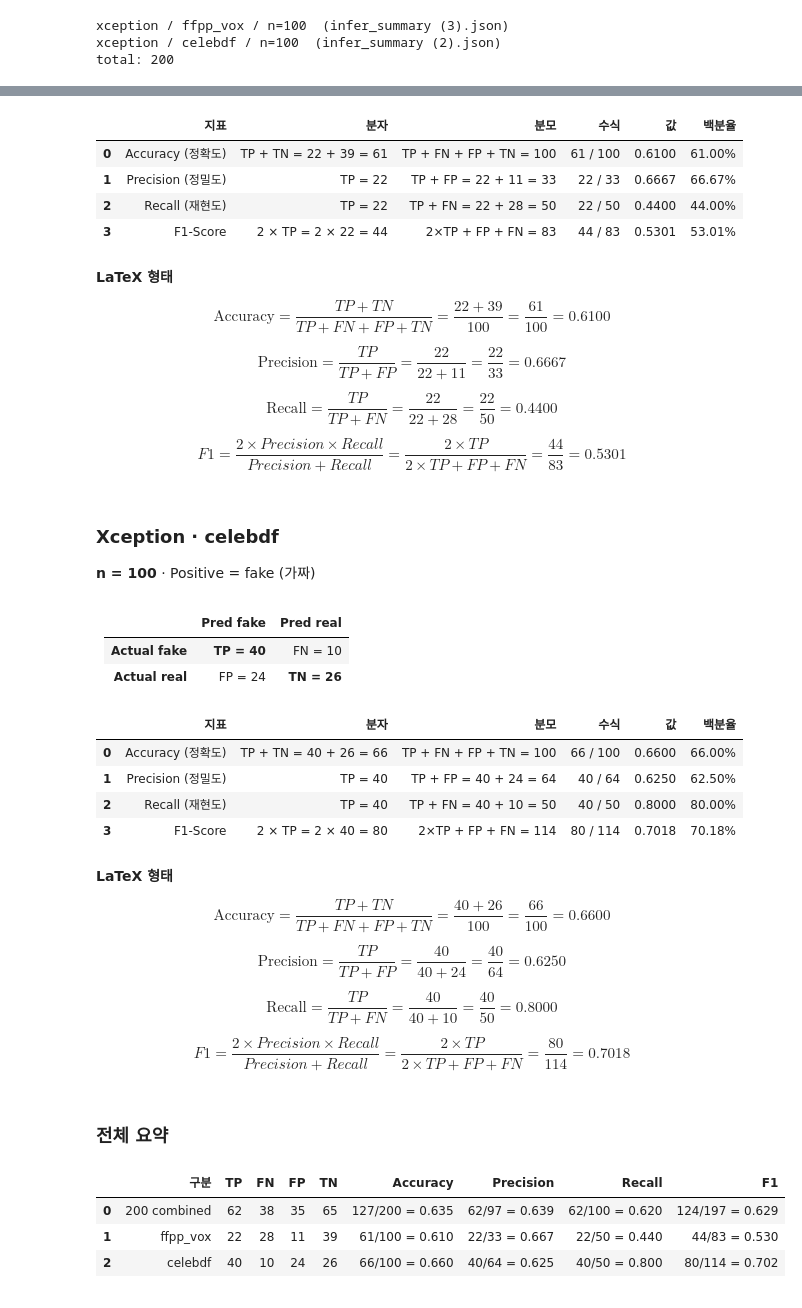
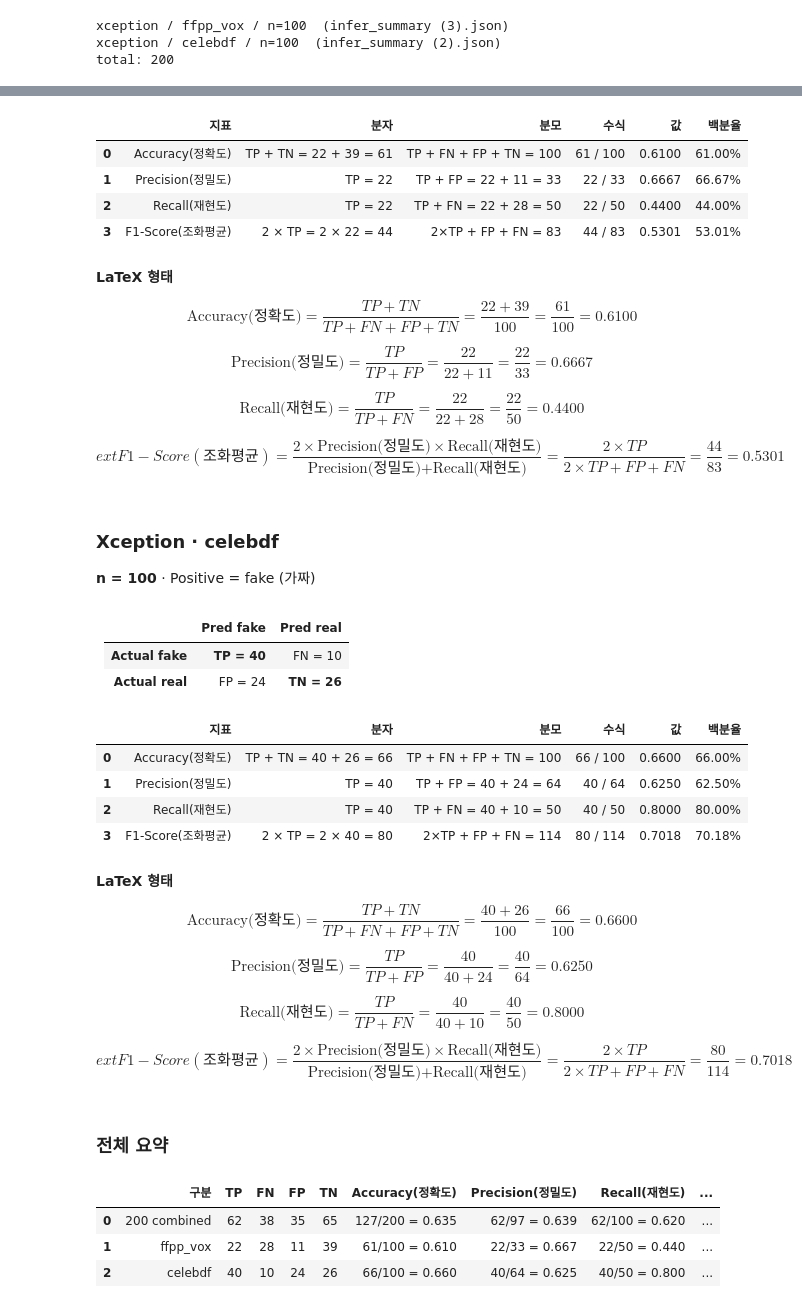
Before and after one commit to sk-final-deepfake/ai-forensic, a Jupyter notebook: docs/notebooks/output/xception_confusion_matrix_200.ipynb, the cells around one changed output, grey strips where cells are left out. Drawn from its saved outputs; the diff is of its cells as text; code cells hidden in the pictures.

```diff
--- a/docs/notebooks/output/xception_confusion_matrix_200.ipynb
+++ b/docs/notebooks/output/xception_confusion_matrix_200.ipynb
@@ -193,7 +221,7 @@ def metrics_table(m: dict) -> pd.DataFrame:
     """지표별 분자·분모·값 표."""
     rows = [
         {
-            "지표": "Accuracy (정확도)",
+            "지표": "Accuracy(정확도)",
             "분자": f"TP + TN = {m['TP']} + {m['TN']} = {m['acc_num']}",
             "분모": f"TP + FN + FP + TN = {m['n']}",
             "수식": f"{m['acc_num']} / {m['acc_den']}",
@@ -201,7 +229,7 @@ def metrics_table(m: dict) -> pd.DataFrame:
             "백분율": f"{m['accuracy'] * 100:.2f}%",
         },
         {
-            "지표": "Precision (정밀도)",
+            "지표": "Precision(정밀도)",
             "분자": f"TP = {m['prec_num']}",
             "분모": f"TP + FP = {m['TP']} + {m['FP']} = {m['prec_den']}",
             "수식": f"{m['prec_num']} / {m['prec_den']}",
@@ -209,7 +237,7 @@ def metrics_table(m: dict) -> pd.DataFrame:
             "백분율": f"{m['precision'] * 100:.2f}%",
         },
         {
-            "지표": "Recall (재현도)",
+            "지표": "Recall(재현도)",
             "분자": f"TP = {m['rec_num']}",
             "분모": f"TP + FN = {m['TP']} + {m['FN']} = {m['rec_den']}",
             "수식": f"{m['rec_num']} / {m['rec_den']}",
@@ -217,7 +245,7 @@ def metrics_table(m: dict) -> pd.DataFrame:
             "백분율": f"{m['recall'] * 100:.2f}%",
         },
         {
-            "지표": "F1-Score",
+            "지표": "F1-Score(조화평균)",
             "분자": f"2 × TP = 2 × {m['TP']} = {m['f1_num']}",
             "분모": f"2×TP + FP + FN = {m['f1_den']}",
             "수식": f"{m['f1_num']} / {m['f1_den']}",
@@ -252,28 +280,28 @@ def display_metrics_block(label: str, yt, yp) -> dict:
 **LaTeX 형태**
 
 $$
-\\text{{Accuracy}} = \\frac{{TP + TN}}{{TP + FN + FP + TN}}
+\\text{{Accuracy(정확도)}} = \\frac{{TP + TN}}{{TP + FN + FP + TN}}
 = \\frac{{{tp} + {tn}}}{{{m['n']}}}
 = \\frac{{{m['acc_num']}}}{{{m['acc_den']}}}
 = {m['accuracy']:.4f}
 $$
 
 $$
-\\text{{Precision}} = \\frac{{TP}}{{TP + FP}}
+\\text{{Precision(정밀도)}} = \\frac{{TP}}{{TP + FP}}
 = \\frac{{{tp}}}{{{tp} + {fp}}}
 = \\frac{{{m['prec_num']}}}{{{m['prec_den']}}}
 = {m['precision']:.4f}
 $$
 
 $$
-\\text{{Recall}} = \\frac{{TP}}{{TP + FN}}
+\\text{{Recall(재현도)}} = \\frac{{TP}}{{TP + FN}}
 = \\frac{{{tp}}}{{{tp} + {fn}}}
 = \\frac{{{m['rec_num']}}}{{{m['rec_den']}}}
 = {m['recall']:.4f}
 $$
 
 $$
-F1 = \\frac{{2 \\times Precision \\times Recall}}{{Precision + Recall}}
+\text{{F1-Score(조화평균)}} = \\frac{{2 \\times \\text{{Precision(정밀도)}} \\times \\text{{Recall(재현도)}}}}{{\\text{{Precision(정밀도)}} + \\text{{Recall(재현도)}}}}
 = \\frac{{2 \\times TP}}{{2 \\times TP + FP + FN}}
 = \\frac{{{m['f1_num']}}}{{{m['f1_den']}}}
 = {m['f1']:.4f}
@@ -296,26 +324,26 @@ summary = pd.DataFrame([
     {
         "구분": "200 combined",
         "TP": m_all["TP"], "FN": m_all["FN"], "FP": m_all["FP"], "TN": m_all["TN"],
-        "Accuracy": f"{m_all['acc_num']}/{m_all['acc_den']} = {m_all['accuracy']:.3f}",
-        "Precision": f"{m_all['prec_num']}/{m_all['prec_den']} = {m_all['precision']:.3f}",
-        "Recall": f"{m_all['rec_num']}/{m_all['rec_den']} = {m_all['recall']:.3f}",
-        "F1": f"{m_all['f1_num']}/{m_all['f1_den']} = {m_all['f1']:.3f}",
+        "Accuracy(정확도)": f"{m_all['acc_num']}/{m_all['acc_den']} = {m_all['accuracy']:.3f}",
+        "Precision(정밀도)": f"{m_all['prec_num']}/{m_all['prec_den']} = {m_all['precision']:.3f}",
+        "Recall(재현도)": f"{m_all['rec_num']}/{m_all['rec_den']} = {m_all['recall']:.3f}",
+        "F1-Score(조화평균)": f"{m_all['f1_num']}/{m_all['f1_den']} = {m_all['f1']:.3f}",
     },
     {
         "구분": "ffpp_vox",
         "TP": m_ffpp["TP"], "FN": m_ffpp["FN"], "FP": m_ffpp["FP"], "TN": m_ffpp["TN"],
-        "Accuracy": f"{m_ffpp['acc_num']}/{m_ffpp['acc_den']} = {m_ffpp['accuracy']:.3f}",
-        "Precision": f"{m_ffpp['prec_num']}/{m_ffpp['prec_den']} = {m_ffpp['precision']:.3f}",
-        "Recall": f"{m_ffpp['rec_num']}/{m_ffpp['rec_den']} = {m_ffpp['recall']:.3f}",
-        "F1": f"{m_ffpp['f1_num']}/{m_ffpp['f1_den']} = {m_ffpp['f1']:.3f}",
+        "Accuracy(정확도)": f"{m_ffpp['acc_num']}/{m_ffpp['acc_den']} = {m_ffpp['accuracy']:.3f}",
+        "Precision(정밀도)": f"{m_ffpp['prec_num']}/{m_ffpp['prec_den']} = {m_ffpp['precision']:.3f}",
+        "Recall(재현도)": f"{m_ffpp['rec_num']}/{m_ffpp['rec_den']} = {m_ffpp['recall']:.3f}",
+        "F1-Score(조화평균)": f"{m_ffpp['f1_num']}/{m_ffpp['f1_den']} = {m_ffpp['f1']:.3f}",
     },
     {
         "구분": "celebdf",
         "TP": m_celeb["TP"], "FN": m_celeb["FN"], "FP": m_celeb["FP"], "TN": m_celeb["TN"],
-        "Accuracy": f"{m_celeb['acc_num']}/{m_celeb['acc_den']} = {m_celeb['accuracy']:.3f}",
-        "Precision": f"{m_celeb['prec_num']}/{m_celeb['prec_den']} = {m_celeb['precision']:.3f}",
-        "Recall": f"{m_celeb['rec_num']}/{m_celeb['rec_den']} = {m_celeb['recall']:.3f}",
-        "F1": f"{m_celeb['f1_num']}/{m_celeb['f1_den']} = {m_celeb['f1']:.3f}",
+        "Accuracy(정확도)": f"{m_celeb['acc_num']}/{m_celeb['acc_den']} = {m_celeb['accuracy']:.3f}",
+        "Precision(정밀도)": f"{m_celeb['prec_num']}/{m_celeb['prec_den']} = {m_celeb['precision']:.3f}",
+        "Recall(재현도)": f"{m_celeb['rec_num']}/{m_celeb['rec_den']} = {m_celeb['recall']:.3f}",
+        "F1-Score(조화평균)": f"{m_celeb['f1_num']}/{m_celeb['f1_den']} = {m_celeb['f1']:.3f}",
     },
 ])
 
@@ -372,36 +400,36 @@ $$
 | **Actual fake** | **TP = 22** | FN = 28 |
 | **Actual real** | FP = 11 | **TN = 39** |
 |  | 지표 | 분자 | 분모 | 수식 | 값 | 백분율 |
-| 0 | Accuracy (정확도) | TP + TN = 22 + 39 = 61 | TP + FN + FP + TN = 100 | 61 / 100 | 0.6100 | 61.00% |
-| 1 | Precision (정밀도) | TP = 22 | TP + FP = 22 + 11 = 33 | 22 / 33 | 0.6667 | 66.67% |
-| 2 | Recall (재현도) | TP = 22 | TP + FN = 22 + 28 = 50 | 22 / 50 | 0.4400 | 44.00% |
-| 3 | F1-Score | 2 × TP = 2 × 22 = 44 | 2×TP + FP + FN = 83 | 44 / 83 | 0.5301 | 53.01% |
+| 0 | Accuracy(정확도) | TP + TN = 22 + 39 = 61 | TP + FN + FP + TN = 100 | 61 / 100 | 0.6100 | 61.00% |
+| 1 | Precision(정밀도) | TP = 22 | TP + FP = 22 + 11 = 33 | 22 / 33 | 0.6667 | 66.67% |
+| 2 | Recall(재현도) | TP = 22 | TP + FN = 22 + 28 = 50 | 22 / 50 | 0.4400 | 44.00% |
+| 3 | F1-Score(조화평균) | 2 × TP = 2 × 22 = 44 | 2×TP + FP + FN = 83 | 44 / 83 | 0.5301 | 53.01% |
 
 **LaTeX 형태**
 
 $$
-\text{Accuracy} = \frac{TP + TN}{TP + FN + FP + TN}
+\text{Accuracy(정확도)} = \frac{TP + TN}{TP + FN + FP + TN}
 = \frac{22 + 39}{100}
 = \frac{61}{100}
 = 0.6100
 $$
 
 $$
-\text{Precision} = \frac{TP}{TP + FP}
+\text{Precision(정밀도)} = \frac{TP}{TP + FP}
 = \frac{22}{22 + 11}
 = \frac{22}{33}
 = 0.6667
 $$
 
 $$
-\text{Recall} = \frac{TP}{TP + FN}
+\text{Recall(재현도)} = \frac{TP}{TP + FN}
 = \frac{22}{22 + 28}
 = \frac{22}{50}
 = 0.4400
 $$
 
 $$
-F1 = \frac{2 \times Precision \times Recall}{Precision + Recall}
+	ext{F1-Score(조화평균)} = \frac{2 \times \text{Precision(정밀도)} \times \text{Recall(재현도)}}{\text{Precision(정밀도)} + \text{Recall(재현도)}}
 = \frac{2 \times TP}{2 \times TP + FP + FN}
 = \frac{44}{83}
 = 0.5301
@@ -414,42 +442,42 @@ $$
 | **Actual fake** | **TP = 40** | FN = 10 |
 | **Actual real** | FP = 24 | **TN = 26** |
 |  | 지표 | 분자 | 분모 | 수식 | 값 | 백분율 |
-| 0 | Accuracy (정확도) | TP + TN = 40 + 26 = 66 | TP + FN + FP + TN = 100 | 66 / 100 | 0.6600 | 66.00% |
-| 1 | Precision (정밀도) | TP = 40 | TP + FP = 40 + 24 = 64 | 40 / 64 | 0.6250 | 62.50% |
-| 2 | Recall (재현도) | TP = 40 | TP + FN = 40 + 10 = 50 | 40 / 50 | 0.8000 | 80.00% |
-| 3 | F1-Score | 2 × TP = 2 × 40 = 80 | 2×TP + FP + FN = 114 | 80 / 114 | 0.7018 | 70.18% |
+| 0 | Accuracy(정확도) | TP + TN = 40 + 26 = 66 | TP + FN + FP + TN = 100 | 66 / 100 | 0.6600 | 66.00% |
+| 1 | Precision(정밀도) | TP = 40 | TP + FP = 40 + 24 = 64 | 40 / 64 | 0.6250 | 62.50% |
+| 2 | Recall(재현도) | TP = 40 | TP + FN = 40 + 10 = 50 | 40 / 50 | 0.8000 | 80.00% |
+| 3 | F1-Score(조화평균) | 2 × TP = 2 × 40 = 80 | 2×TP + FP + FN = 114 | 80 / 114 | 0.7018 | 70.18% |
 
 **LaTeX 형태**
 
 $$
-\text{Accuracy} = \frac{TP + TN}{TP + FN + FP + TN}
+\text{Accuracy(정확도)} = \frac{TP + TN}{TP + FN + FP + TN}
 = \frac{40 + 26}{100}
 = \frac{66}{100}
 = 0.6600
 $$
 
 $$
-\text{Precision} = \frac{TP}{TP + FP}
+\text{Precision(정밀도)} = \frac{TP}{TP + FP}
 = \frac{40}{40 + 24}
 = \frac{40}{64}
 = 0.6250
 $$
 
 $$
-\text{Recall} = \frac{TP}{TP + FN}
+\text{Recall(재현도)} = \frac{TP}{TP + FN}
 = \frac{40}{40 + 10}
 = \frac{40}{50}
 = 0.8000
 $$
 
 $$
-F1 = \frac{2 \times Precision \times Recall}{Precision + Recall}
+	ext{F1-Score(조화평균)} = \frac{2 \times \text{Precision(정밀도)} \times \text{Recall(재현도)}}{\text{Precision(정밀도)} + \text{Recall(재현도)}}
 = \frac{2 \times TP}{2 \times TP + FP + FN}
 = \frac{80}{114}
 = 0.7018
 $$
 ### 전체 요약
-|  | 구분 | TP | FN | FP | TN | Accuracy | Precision | Recall | F1 |
-| 0 | 200 combined | 62 | 38 | 35 | 65 | 127/200 = 0.635 | 62/97 = 0.639 | 62/100 = 0.620 | 124/197 = 0.629 |
-| 1 | ffpp_vox | 22 | 28 | 11 | 39 | 61/100 = 0.610 | 22/33 = 0.667 | 22/50 = 0.440 | 44/83 = 0.530 |
-| 2 | celebdf | 40 | 10 | 24 | 26 | 66/100 = 0.660 | 40/64 = 0.625 | 40/50 = 0.800 | 80/114 = 0.702 |
+|  | 구분 | TP | FN | FP | TN | Accuracy(정확도) | Precision(정밀도) | Recall(재현도) | ... |
+| 0 | 200 combined | 62 | 38 | 35 | 65 | 127/200 = 0.635 | 62/97 = 0.639 | 62/100 = 0.620 | ... |
+| 1 | ffpp_vox | 22 | 28 | 11 | 39 | 61/100 = 0.610 | 22/33 = 0.667 | 22/50 = 0.440 | ... |
+| 2 | celebdf | 40 | 10 | 24 | 26 | 66/100 = 0.660 | 40/64 = 0.625 | 40/50 = 0.800 | ... |
```
Also changed, not shown: parts of 5 cells of this notebook, 1 other file.
